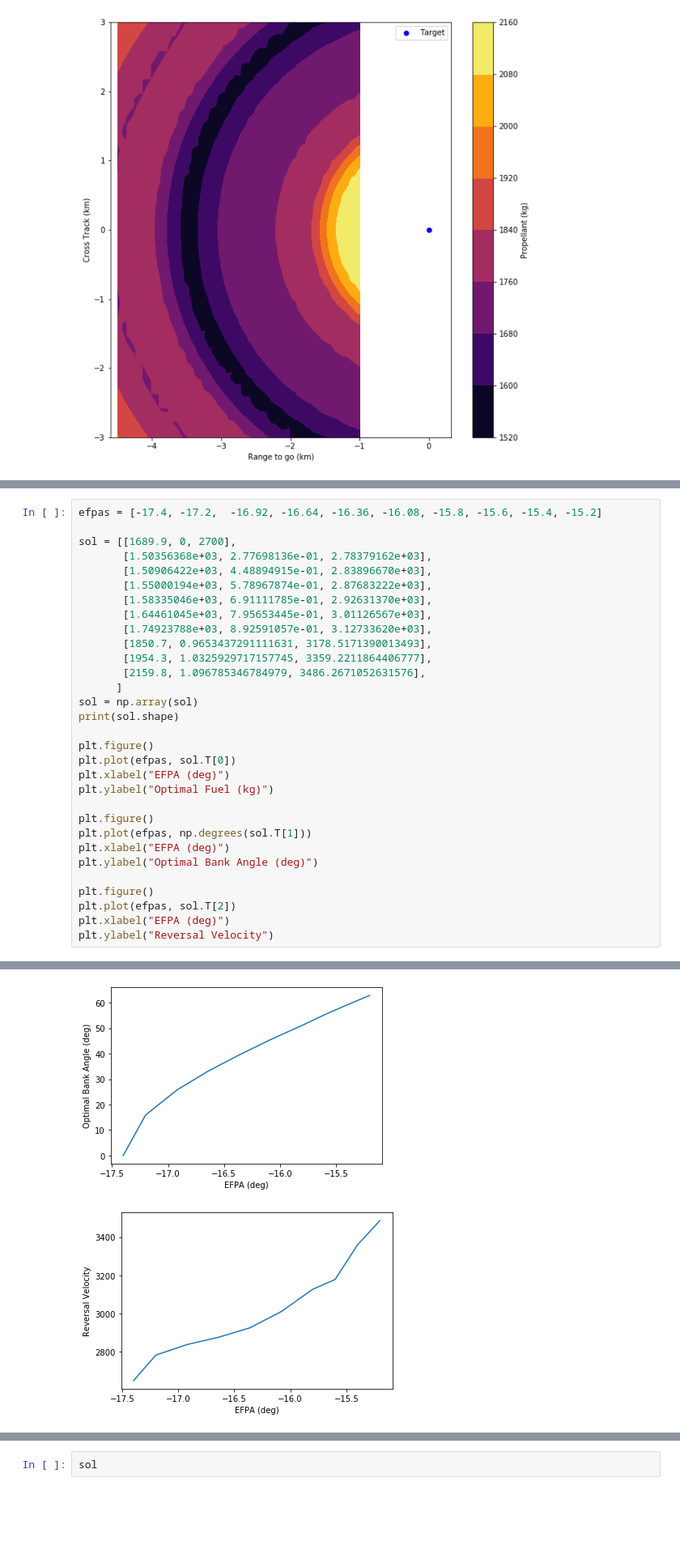
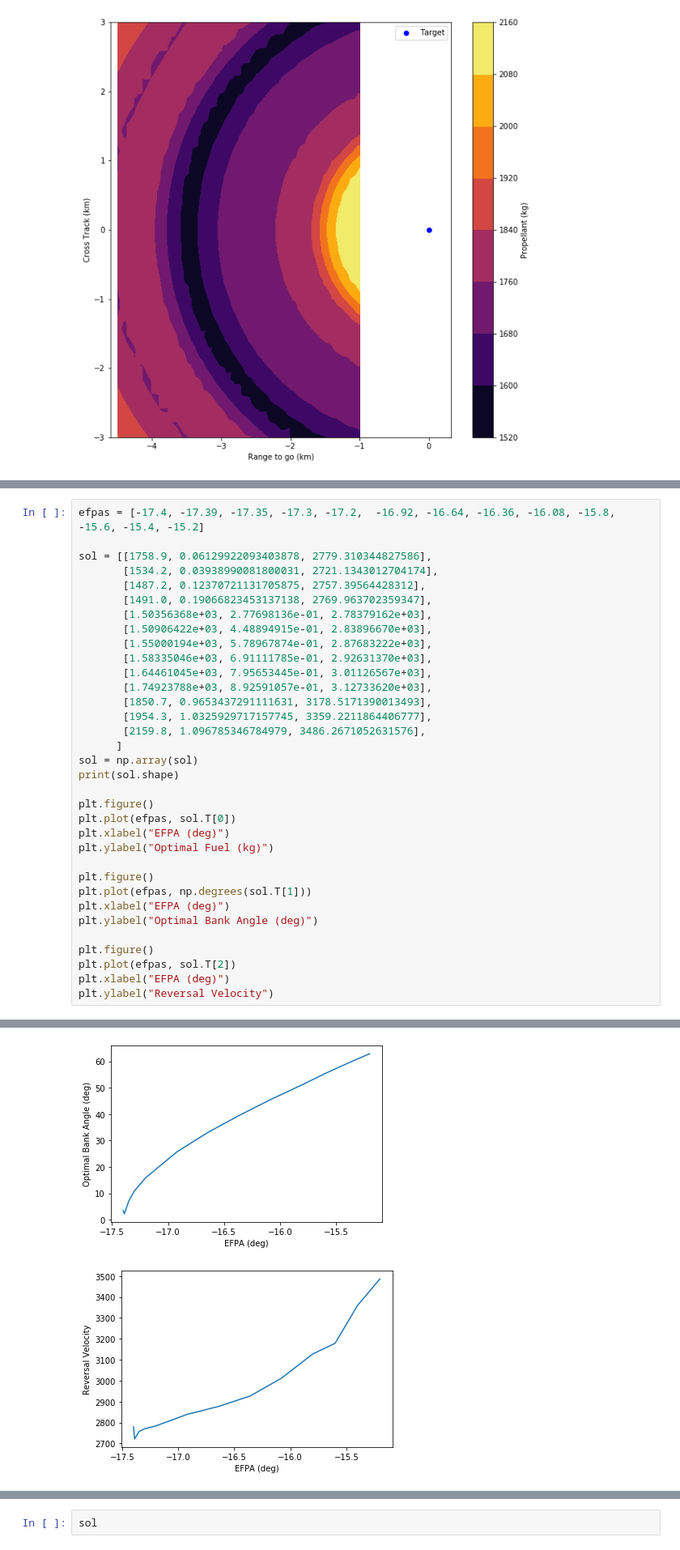
Before and after one commit to CDNoyes/EDL-Py, a Jupyter notebook: FuelOptimal.ipynb, the cells around one changed output, grey strips where cells are left out. Shown at 81% size. Drawn from its saved outputs; the diff is of its cells as text; blank space fills up the shorter version.

```diff
--- a/FuelOptimal.ipynb
+++ b/FuelOptimal.ipynb
@@ -1602,7 +1646,10 @@ Ef 0.0
 # %%
-efpas = [-17.4, -17.2,  -16.92, -16.64, -16.36, -16.08, -15.8, -15.6, -15.4, -15.2]
+efpas = [-17.4, -17.39, -17.35, -17.3, -17.2,  -16.92, -16.64, -16.36, -16.08, -15.8, -15.6, -15.4, -15.2]
 
-sol = [[1689.9, 0, 2700],
+sol = [[1758.9, 0.06129922093403878, 2779.310344827586],
+       [1534.2, 0.03938990081800031, 2721.1343012704174],
+       [1487.2, 0.12370721131705875, 2757.39564428312],
+       [1491.0, 0.19066823453137138, 2769.963702359347],
        [1.50356368e+03, 2.77698136e-01, 2.78379162e+03],
        [1.50906422e+03, 4.48894915e-01, 2.83896670e+03],
        [1.55000194e+03, 5.78967874e-01, 2.87683222e+03],
@@ -1637,2 +1684,2 @@ Text(0, 0.5, 'Reversal Velocity')
-[figure, old version]
+[figure, new version]
-[figure, old version]
+[figure, new version]
```
Also changed, not shown: parts of 5 cells of this notebook, 3 other files.
